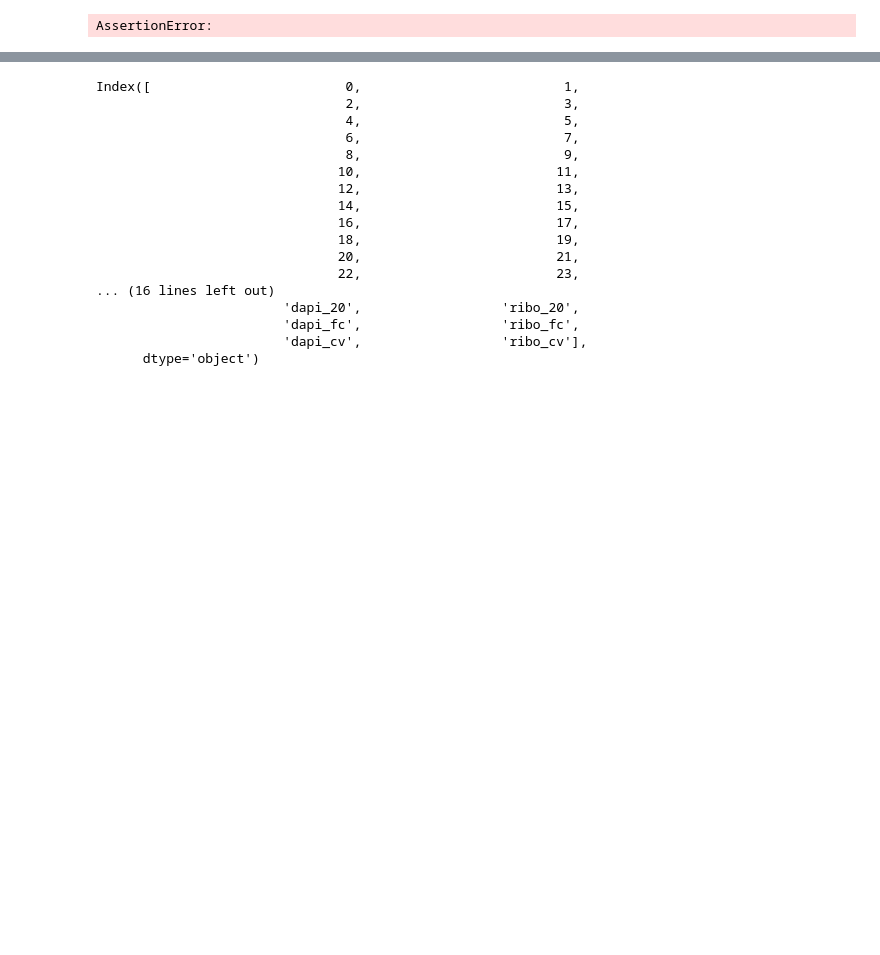
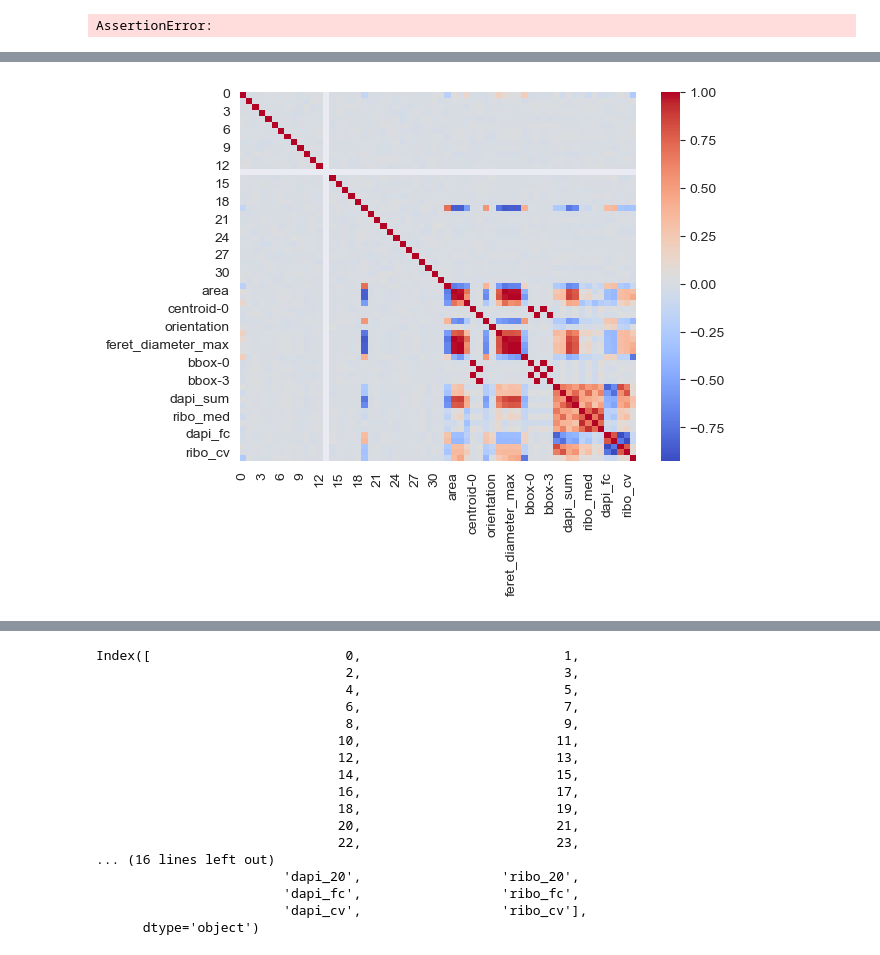
Before and after one commit to Yedidya-be/dl_project, a Jupyter notebook: notebooks/test_data_analyze.ipynb, the cells around one changed output, grey strips where cells are left out. Saved outputs shown, nothing was run; the diff lists cells and outputs as text; code cells hidden in the pictures; blank space fills up the shorter version.

```diff
--- a/notebooks/test_data_analyze.ipynb
+++ b/notebooks/test_data_analyze.ipynb
@@ -150,2 +142,9 @@ sns.heatmap(correlation, annot=False, cmap='coolwarm')
+# %%
+merged_df.iloc[:,13] = 0
+correlation = merged_df.corr()
+sns.heatmap(correlation, annot=False, cmap='coolwarm')
+plt.savefig('heatmap')
+# %% [output]
+[figure, added]
 # %%
 # Split the latent space columns from the "OD" column
```
Also changed, not shown: parts of 13 cells of this notebook, 3 other files.
